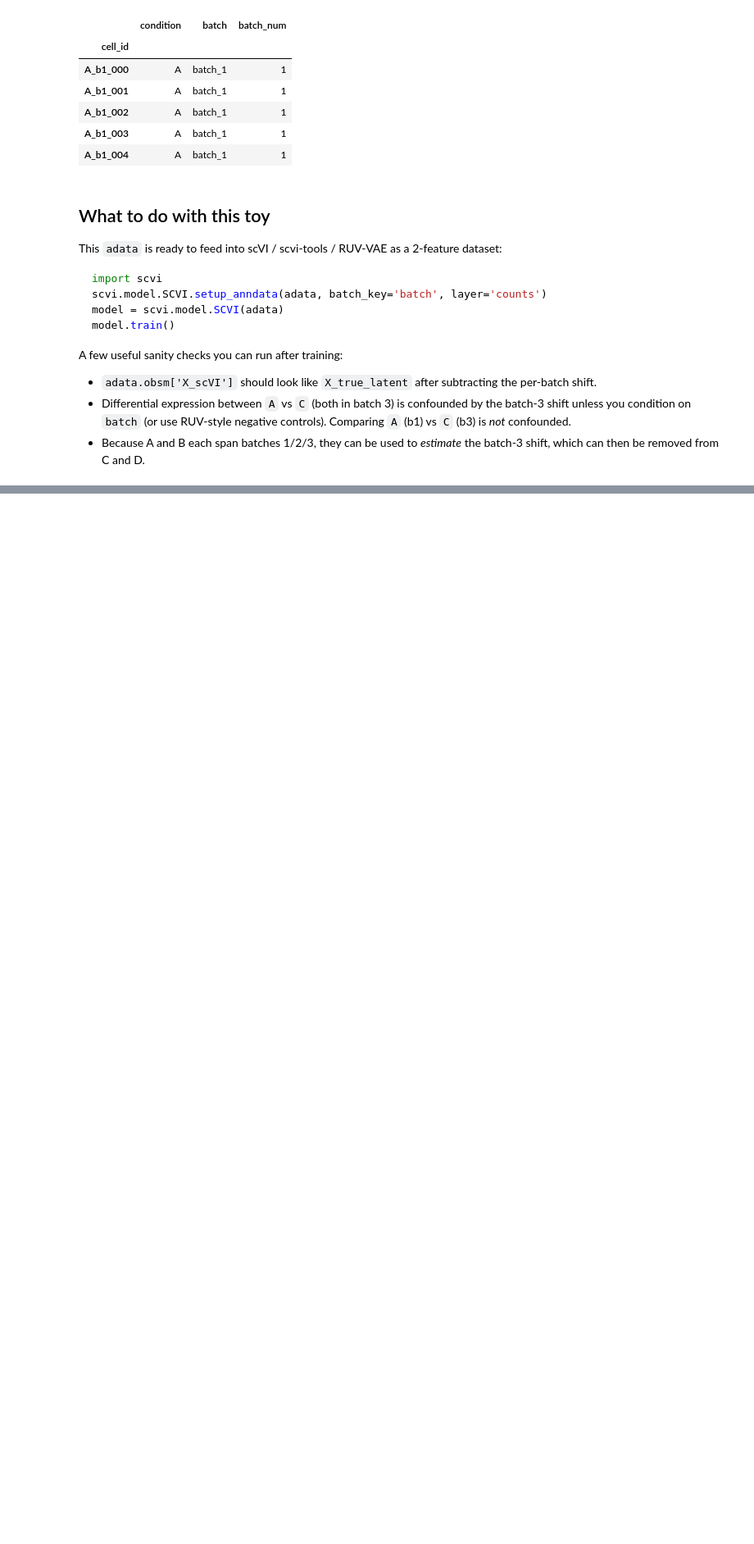
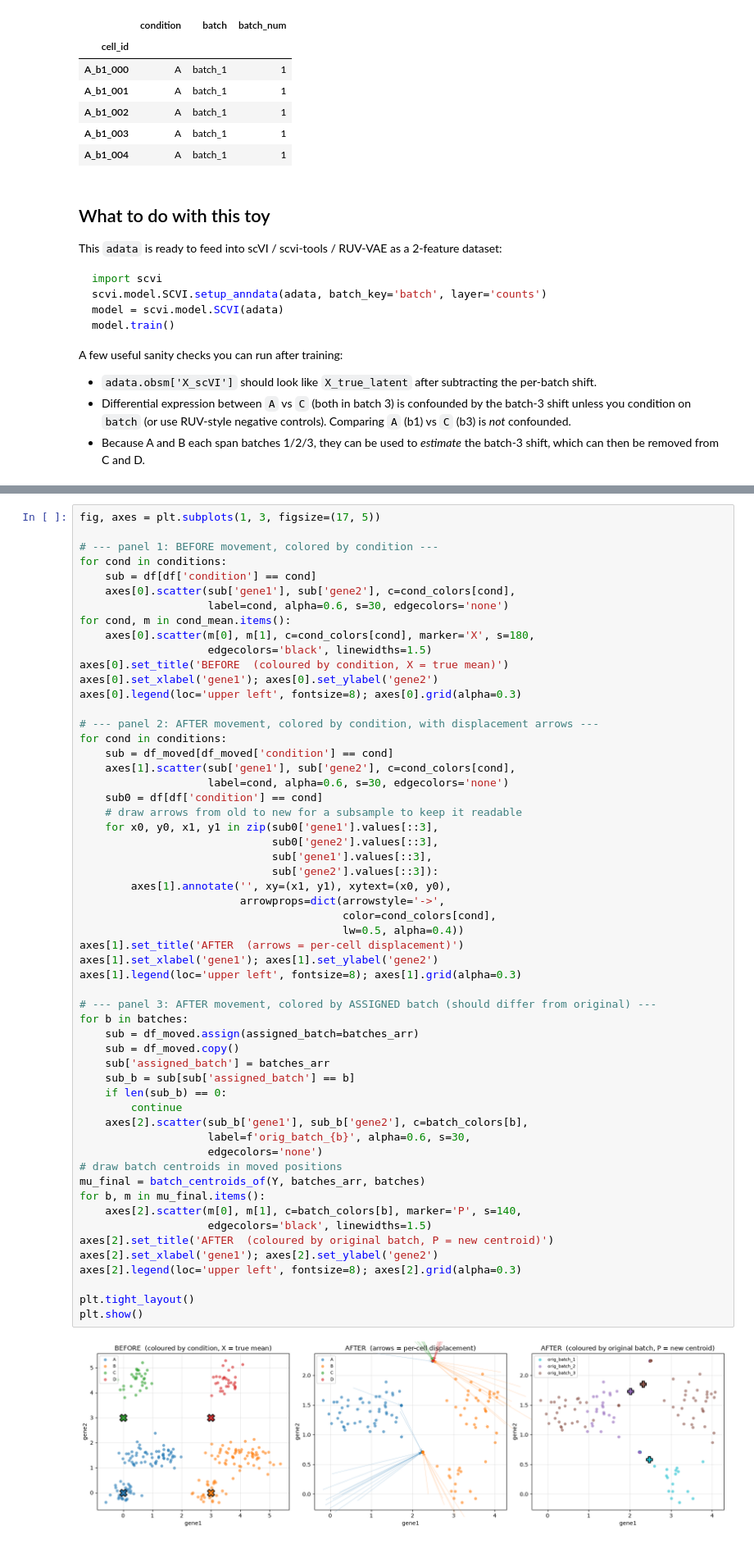
Before and after one commit to juychen/RUVDEG, a Jupyter notebook: toy.ipynb, the cells around one changed output, grey strips where cells are left out. Shown at 82% size. Cells and saved outputs as stored; diff of their text form; blank space fills up the shorter version.

```diff
--- a/toy.ipynb
+++ b/toy.ipynb
@@ -206,0 +382,58 @@ A few useful sanity checks you can run after training:
+# %%
+fig, axes = plt.subplots(1, 3, figsize=(17, 5))
+
+# --- panel 1: BEFORE movement, colored by condition ---
+for cond in conditions:
+    sub = df[df['condition'] == cond]
+    axes[0].scatter(sub['gene1'], sub['gene2'], c=cond_colors[cond],
+                    label=cond, alpha=0.6, s=30, edgecolors='none')
+for cond, m in cond_mean.items():
+    axes[0].scatter(m[0], m[1], c=cond_colors[cond], marker='X', s=180,
+                    edgecolors='black', linewidths=1.5)
+axes[0].set_title('BEFORE  (coloured by condition, X = true mean)')
+axes[0].set_xlabel('gene1'); axes[0].set_ylabel('gene2')
+axes[0].legend(loc='upper left', fontsize=8); axes[0].grid(alpha=0.3)
+
+# --- panel 2: AFTER movement, colored by condition, with displacement arrows ---
+for cond in conditions:
+    sub = df_moved[df_moved['condition'] == cond]
+    axes[1].scatter(sub['gene1'], sub['gene2'], c=cond_colors[cond],
+                    label=cond, alpha=0.6, s=30, edgecolors='none')
+    sub0 = df[df['condition'] == cond]
+    # draw arrows from old to new for a subsample to keep it readable
+    for x0, y0, x1, y1 in zip(sub0['gene1'].values[::3],
+                              sub0['gene2'].values[::3],
+                              sub['gene1'].values[::3],
+                              sub['gene2'].values[::3]):
+        axes[1].annotate('', xy=(x1, y1), xytext=(x0, y0),
+                         arrowprops=dict(arrowstyle='->',
+                                         color=cond_colors[cond],
+                                         lw=0.5, alpha=0.4))
+axes[1].set_title('AFTER  (arrows = per-cell displacement)')
+axes[1].set_xlabel('gene1'); axes[1].set_ylabel('gene2')
+axes[1].legend(loc='upper left', fontsize=8); axes[1].grid(alpha=0.3)
+
+# --- panel 3: AFTER movement, colored by ASSIGNED batch (should differ from original) ---
+for b in batches:
+    sub = df_moved.assign(assigned_batch=batches_arr)
+    sub = df_moved.copy()
+    sub['assigned_batch'] = batches_arr
+    sub_b = sub[sub['assigned_batch'] == b]
+    if len(sub_b) == 0:
+        continue
+    axes[2].scatter(sub_b['gene1'], sub_b['gene2'], c=batch_colors[b],
+                    label=f'orig_batch_{b}', alpha=0.6, s=30,
+                    edgecolors='none')
+# draw batch centroids in moved positions
+mu_final = batch_centroids_of(Y, batches_arr, batches)
+for b, m in mu_final.items():
+    axes[2].scatter(m[0], m[1], c=batch_colors[b], marker='P', s=140,
+                    edgecolors='black', linewidths=1.5)
+axes[2].set_title('AFTER  (coloured by original batch, P = new centroid)')
+axes[2].set_xlabel('gene1'); axes[2].set_ylabel('gene2')
+axes[2].legend(loc='upper left', fontsize=8); axes[2].grid(alpha=0.3)
+
+plt.tight_layout()
+plt.show()
+# %% [output]
+[figure, added]
```
Also changed, not shown: parts of 5 cells of this notebook.
